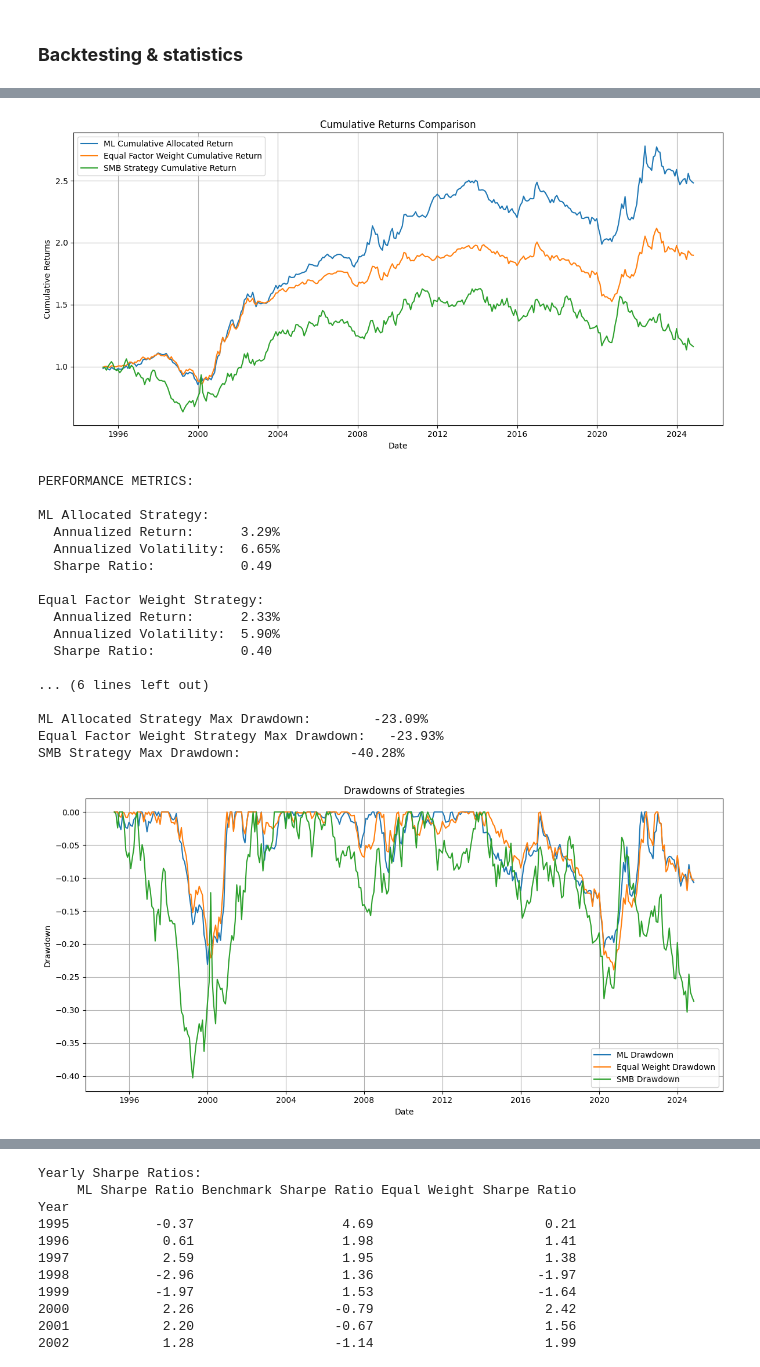
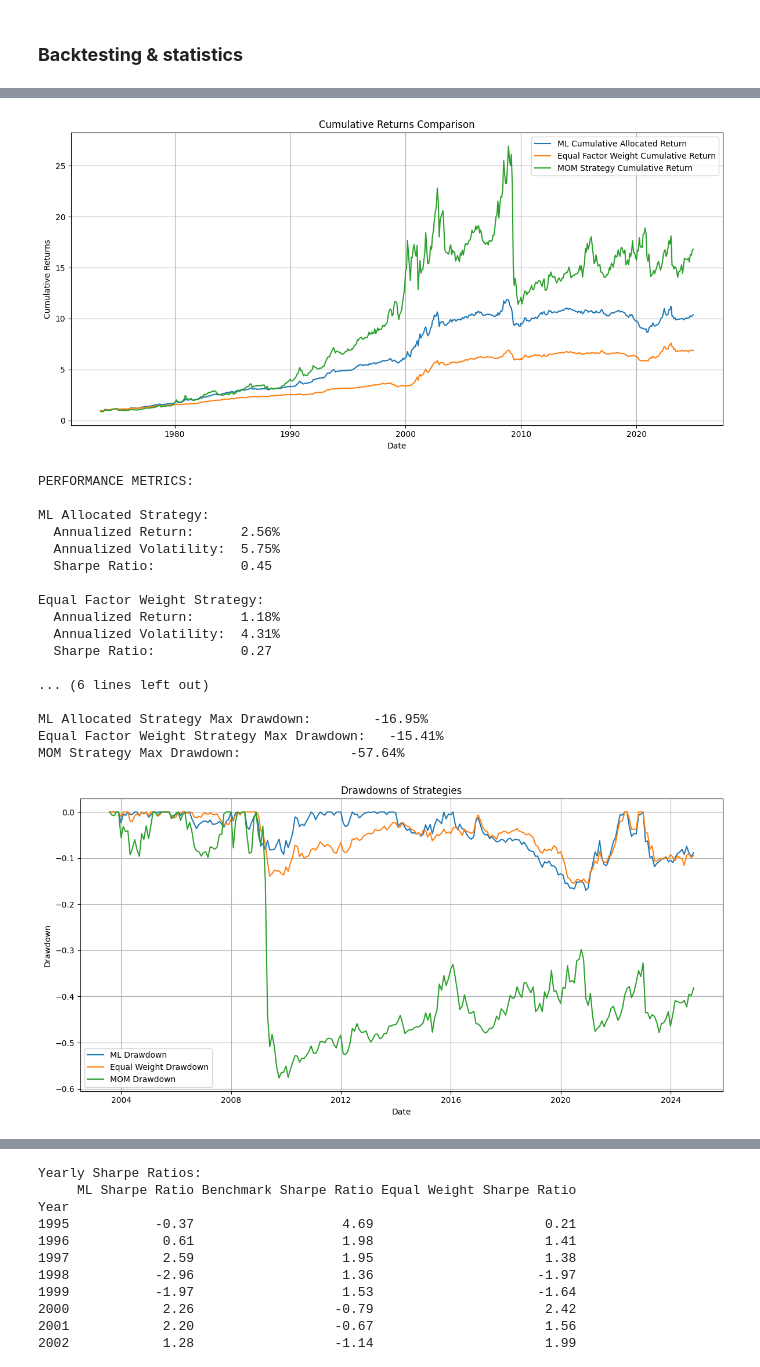
Before and after one commit to Elkkujou/Gradu, a Jupyter notebook: RF REGIIMI HYVÄ TRAINING.ipynb, the cells around one changed output, grey strips where cells are left out. Drawn from its saved outputs; the diff is of its cells as text; code cells hidden in the pictures.

```diff
--- a/RF REGIIMI HYVÄ TRAINING.ipynb
+++ b/RF REGIIMI HYVÄ TRAINING.ipynb
@@ -79,10 +79,10 @@ from IPython.display import display, HTML
 # %%
 # Load and flatten the data
 xls_file = pd.ExcelFile("/content/Gradu/THE_ONE.xlsx")
-df = xls_file.parse("FF_test")
+df = xls_file.parse("FF_Large_macro")
 df.columns = df.columns.get_level_values(0)
 
-print("Headers in the 'FF_test' sheet:")
+print("Headers in the 'FF_Large_macro' sheet:")
 print(df.columns)
 
 # Features to used as predictive variables
@@ -90,22 +90,30 @@ print(df.columns)
 #UNUSED: 'Financial Turbulance'
 # 'H.Regimes' // TÄÄÄ RIKKI, EI OO NUMERO
 
-FEATURES = ['VIXCLS', 'CPI', 'LEI', '10yr', 'Financial condition', 'Drawdown', '10y-2y', 'Financial Turbulance']
+FEATURES = [
+    'CPI', 'PPI', 'PCE_Price_Index', 'Unemployment_Rate',
+    'Labor_Force_Participation', 'Fed_Funds_Rate', 'Treasury_10Y',
+    'Treasury_3Mo', 'Moody_Baa_Yield', 'UMich_Consumer_Sentiment',
+    'M1_Money_Stock', 'M2_Money_Stock', 'Comm_Industrial_Loans',
+    'Housing_Starts', 'New_1Fam_Houses_Sold', 'Industrial_Production',
+    'Crude_Oil_WTI', 'Nonfarm_Payrolls'
+]
 
 # Model split by column
-REGIMES_COLUMN = 'Regimes'
+#REGIMES_COLUMN = 'Regimes'
 
 # Used factors
 FACTORS = [
     'SMB',
     'HML',
     'RMW',
-    'CMA'
+    'CMA',
+    'MOM'
 ]
 
 
 BENCHMARK = [
-    'USA Standard (Large+Mid Cap)'
+    'Mkt-RF'
 ]
 
 # Convert the leftmost column (assumed to be the date column) to datetime
@@ -999,8 +988,8 @@ import pandas as pd
 results_df['Predicted_month'] = pd.to_datetime(results_df['Predicted_month'])
 
 # Define your dynamic date range (change these values as needed)
-start_date = pd.to_datetime('1995-03-31')
-end_date   = pd.to_datetime('2024-10-31')
+start_date = pd.to_datetime('1973-08-01')
+end_date   = pd.to_datetime('2024-12-01')
 
 # Filter results_df for the date range and select the desired columns
 filtered_df = results_df.loc[
@@ -1030,15 +1019,16 @@ df_filtered['Date'] = pd.to_datetime(df_filtered['Date'])
 df_filtered = df_filtered.sort_values('Date')
 
 # Calculate cumulative returns for the benchmark column ('USA Standard (Large+Mid Cap)')
-df_filtered['USA_Cumulative_Return'] = (1 + df_filtered['USA Standard (Large+Mid Cap)']).cumprod()
+df_filtered[''] = (1 + df_filtered['Mkt-RF']).cumprod()
 
 # Calculate the Equal Factor Weight Strategy returns by taking an equal-weight average of the 5 factors
 df_filtered['Equal Factor Weight Strategy'] = (
     df_filtered['SMB'] +
     df_filtered['HML'] +
     df_filtered['CMA'] +
-    df_filtered['RMW']
-) / 4
+    df_filtered['RMW'] +
+    df_filtered['MOM']
+) / 5
 
 # Calculate cumulative returns for the Equal Factor Weight Strategy using compound returns,
 # so that the wealth index starts at 1.
@@ -1046,11 +1036,11 @@ df_filtered['Equal Factor Weight Cumulative Return'] = (1 + df_filtered['Equal F
 
 # --- New: Calculate the Momentum Strategy returns and cumulative returns ---
 # Create a monthly returns column for the Momentum Strategy.
-df_filtered['SMB Strategy Return'] = df_filtered['SMB']
+df_filtered['MOM Strategy Return'] = df_filtered['MOM']
 
 # Calculate cumulative returns for the Momentum Strategy using compound returns,
 # so that the wealth index starts at 1.
-df_filtered['SMB Strategy Cumulative Return'] = (1 + df_filtered['SMB Strategy Return']).cumprod()
+df_filtered['MOM Strategy Cumulative Return'] = (1 + df_filtered['MOM Strategy Return']).cumprod()
 
 
 # ----- Part 3: Merge the two DataFrames -----
@@ -1058,9 +1048,8 @@ df_filtered['SMB Strategy Cumulative Return'] = (1 + df_filtered['SMB Strategy R
 # Merge the filtered DataFrames on their date columns ('Predicted_month' in filtered_df and 'Date' in df_filtered)
 merged_df = pd.merge(
     filtered_df,
-    df_filtered[['Date', 'USA Standard (Large+Mid Cap)', 'USA_Cumulative_Return',
-                 'Equal Factor Weight Strategy', 'Equal Factor Weight Cumulative Return',
-                 'SMB Strategy Return', 'SMB Strategy Cumulative Return']],
+    df_filtered[['Date','Equal Factor Weight Strategy', 'Equal Factor Weight Cumulative Return',
+                 'MOM Strategy Return', 'MOM Strategy Cumulative Return']],
     left_on='Predicted_month',
     right_on='Date',
     how='left'
@@ -1118,8 +1107,8 @@ plt.plot(
 # Plot the Momentum Strategy Cumulative Return without markers
 plt.plot(
     merged_df['Predicted_month'],
-    merged_df['SMB Strategy Cumulative Return'],
-    label='SMB Strategy Cumulative Return'
+    merged_df['MOM Strategy Cumulative Return'],
+    label='MOM Strategy Cumulative Return'
 )
 
 plt.xlabel('Date')
@@ -1130,7 +1119,7 @@ plt.grid(True)
 plt.tight_layout()
 plt.show()
 # %% [output]
-[figure, old version]
+[figure, new version]
 # %%
 import numpy as np
 
@@ -1161,7 +1150,7 @@ equal_annualized_vol    = equal_std_monthly * np.sqrt(12)
 equal_sharpe            = equal_annualized_return / equal_annualized_vol
 
 # For the Momentum Strategy:
-momentum_returns = merged_df['SMB Strategy Return']
+momentum_returns = merged_df['MOM Strategy Return']
 momentum_mean_monthly = momentum_returns.mean()
 momentum_std_monthly  = momentum_returns.std()
 momentum_annualized_return = momentum_mean_monthly * 12
@@ -1181,7 +1170,7 @@ print(f"  Annualized Return:      {equal_annualized_return:.2%}")
 print(f"  Annualized Volatility:  {equal_annualized_vol:.2%}")
 print(f"  Sharpe Ratio:           {equal_sharpe:.2f}\n")
 
-print("Momentum Strategy:")
+print("MOM Strategy:")
 print(f"  Annualized Return:      {momentum_annualized_return:.2%}")
 print(f"  Annualized Volatility:  {momentum_annualized_vol:.2%}")
 print(f"  Sharpe Ratio:           {momentum_sharpe:.2f}\n")
@@ -1192,7 +1181,7 @@ print(f"  Sharpe Ratio:           {momentum_sharpe:.2f}\n")
 wealth_ml = (1 + merged_df['ML Allocated Strategy Return']).cumprod()
 wealth_benchmark = (1 + merged_df['USA Standard (Large+Mid Cap)']).cumprod()
 wealth_equal = (1 + merged_df['Equal Factor Weight Strategy']).cumprod()
-wealth_momentum = (1 + merged_df['SMB Strategy Return']).cumprod()
+wealth_momentum = (1 + merged_df['MOM Strategy Return']).cumprod()
 
 # Compute drawdown series for each strategy:
 drawdown_ml = wealth_ml / wealth_ml.cummax() - 1
@@ -1209,58 +1198,58 @@ max_dd_momentum = drawdown_momentum.min()
 print("MAXIMUM DRAWDOWNS:\n")
 print("ML Allocated Strategy Max Drawdown:       ", f"{max_dd_ml:.2%}")
 print("Equal Factor Weight Strategy Max Drawdown:  ", f"{max_dd_equal:.2%}")
-print("SMB Strategy Max Drawdown:             ", f"{max_dd_momentum:.2%}")
+print("MOM Strategy Max Drawdown:             ", f"{max_dd_momentum:.2%}")
 # %% [output]
 PERFORMANCE METRICS:
 
 ML Allocated Strategy:
-  Annualized Return:      3.29%
-  Annualized Volatility:  6.65%
-  Sharpe Ratio:           0.49
+  Annualized Return:      2.56%
+  Annualized Volatility:  5.75%
+  Sharpe Ratio:           0.45
 
 Equal Factor Weight Strategy:
-  Annualized Return:      2.33%
-  Annualized Volatility:  5.90%
-  Sharpe Ratio:           0.40
+  Annualized Return:      1.18%
+  Annualized Volatility:  4.31%
+  Sharpe Ratio:           0.27
 
 ... (6 lines left out)
 
-ML Allocated Strategy Max Drawdown:        -23.09%
-Equal Factor Weight Strategy Max Drawdown:   -23.93%
-SMB Strategy Max Drawdown:              -40.28%
+ML Allocated Strategy Max Drawdown:        -16.95%
+Equal Factor Weight Strategy Max Drawdown:   -15.41%
+MOM Strategy Max Drawdown:              -57.64%
 # %%
 import matplotlib.pyplot as plt
 
 # --- Compute Drawdowns for Each Strategy ---
 
 # ML Allocated Strategy Drawdown
 merged_df['ML Drawdown'] = merged_df['ML Cumulative Allocated Return'] / merged_df['ML Cumulative Allocated Return'].cummax() - 1
 
 # Benchmark Drawdown
 merged_df['Benchmark Drawdown'] = merged_df['Benchmark Cumulative Returns'] / merged_df['Benchmark Cumulative Returns'].cummax() - 1
 
 # Equal Factor Weight Strategy Drawdown
 merged_df['Equal Weight Drawdown'] = merged_df['Equal Factor Weight Cumulative Return'] / merged_df['Equal Factor Weight Cumulative Return'].cummax() - 1
 
 # Momentum Strategy Drawdown
-merged_df['SMB Drawdown'] = merged_df['SMB Strategy Cumulative Return'] / merged_df['SMB Strategy Cumulative Return'].cummax() - 1
+merged_df['MOM Drawdown'] = merged_df['MOM Strategy Cumulative Return'] / merged_df['MOM Strategy Cumulative Return'].cummax() - 1
 
 # --- Plot the Drawdowns ---
 plt.figure(figsize=(12, 6))
 
 plt.plot(merged_df['Predicted_month'], merged_df['ML Drawdown'], label='ML Drawdown')
 #plt.plot(merged_df['Predicted_month'], merged_df['Benchmark Drawdown'], label='Benchmark Drawdown')
 plt.plot(merged_df['Predicted_month'], merged_df['Equal Weight Drawdown'], label='Equal Weight Drawdown')
-plt.plot(merged_df['Predicted_month'], merged_df['SMB Drawdown'], label='SMB Drawdown')
+plt.plot(merged_df['Predicted_month'], merged_df['MOM Drawdown'], label='MOM Drawdown')
 
 plt.xlabel('Date')
 plt.ylabel('Drawdown')
 plt.title('Drawdowns of Strategies')
 plt.legend()
 plt.grid(True)
 plt.tight_layout()
 plt.show()
 # %% [output]
-[figure, old version]
+[figure, new version]
 # %%
 import statsmodels.api as sm
```
Also changed, not shown: parts of 17 cells of this notebook.
